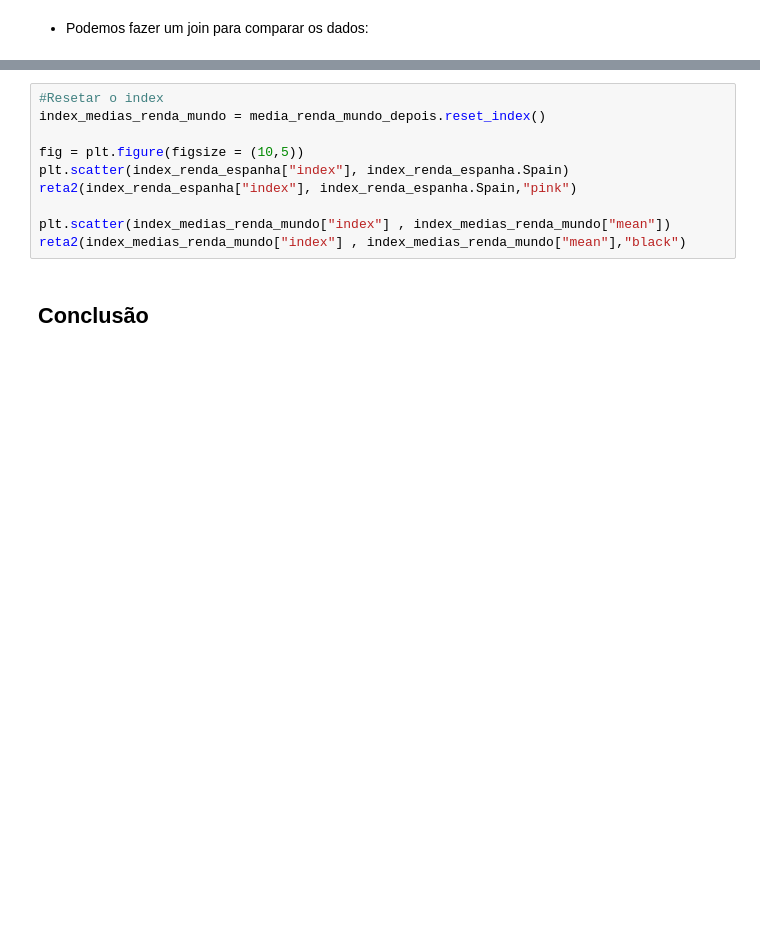
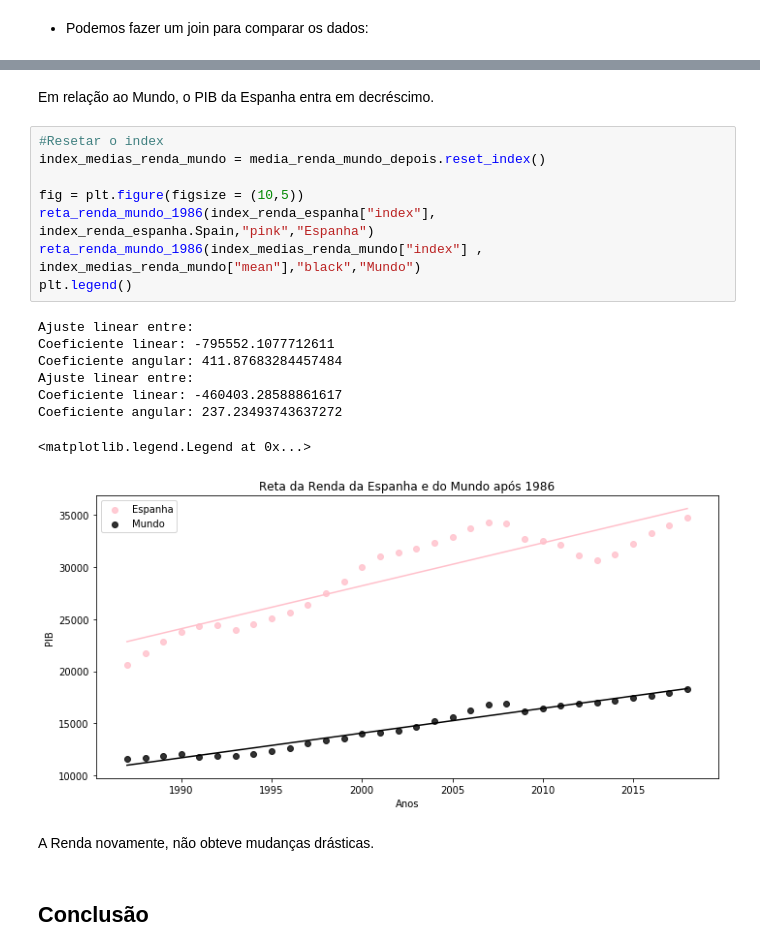
Before and after one commit to ellenbs/Projeto-1-CD, a Jupyter notebook: Projeto01.ipynb, the cells around one changed output, grey strips where cells are left out. Drawn from its saved outputs; the diff is of its cells as text; blank space fills up the shorter version.

```diff
--- a/Projeto01.ipynb
+++ b/Projeto01.ipynb
@@ -251,12 +304,23 @@ reta2(index_medias_pib_mundo["index"] , index_medias_pib_mundo["mean"],"black")
+# %% [markdown]
+Em relação ao Mundo, o PIB da Espanha entra em decréscimo.
 # %%
 #Resetar o index
 index_medias_renda_mundo = media_renda_mundo_depois.reset_index()
 
 fig = plt.figure(figsize = (10,5))
-plt.scatter(index_renda_espanha["index"], index_renda_espanha.Spain)
-reta2(index_renda_espanha["index"], index_renda_espanha.Spain,"pink")
-
-plt.scatter(index_medias_renda_mundo["index"] , index_medias_renda_mundo["mean"])
-reta2(index_medias_renda_mundo["index"] , index_medias_renda_mundo["mean"],"black")
+reta_renda_mundo_1986(index_renda_espanha["index"], index_renda_espanha.Spain,"pink","Espanha")
+reta_renda_mundo_1986(index_medias_renda_mundo["index"] , index_medias_renda_mundo["mean"],"black","Mundo")
+plt.legend()
+# %% [output]
+Ajuste linear entre:
+Coeficiente linear: -795552.1077712611
+Coeficiente angular: 411.87683284457484
+Ajuste linear entre:
+Coeficiente linear: -460403.28588861617
+Coeficiente angular: 237.23493743637272
+<matplotlib.legend.Legend at 0x...>
+[figure, added]
+# %% [markdown]
+A Renda novamente, não obteve mudanças drásticas.
 # %% [markdown]
 ## Conclusão
```
Also changed, not shown: parts of 21 cells of this notebook, 4 other files.
